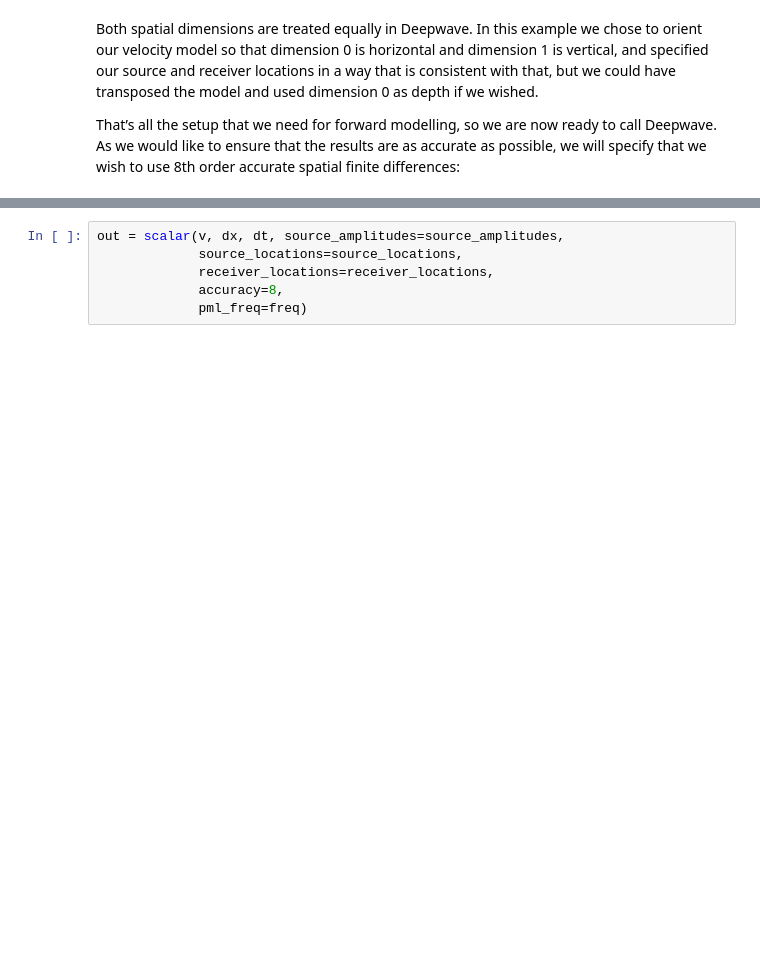
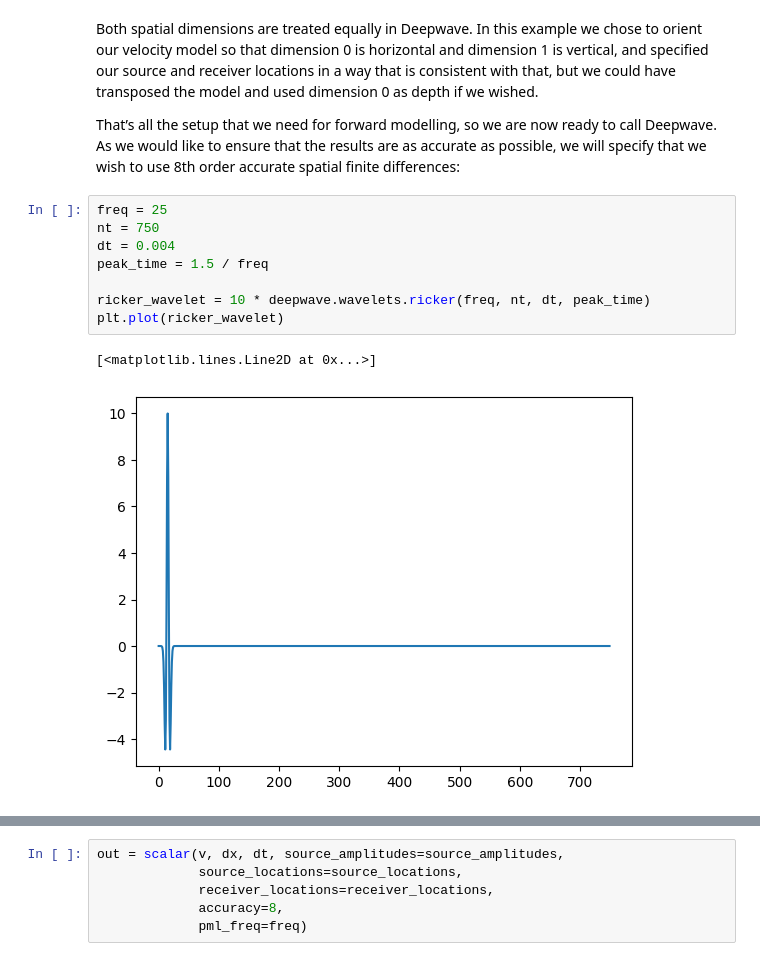
Before and after one commit to aissah/coherence_analysis_histroy, a Jupyter notebook: marmousi_deepwave.ipynb, the cells around one changed output, grey strips where cells are left out. Drawn from its saved outputs; the diff is of its cells as text; blank space fills up the shorter version.

```diff
--- a/marmousi_deepwave.ipynb
+++ b/marmousi_deepwave.ipynb
@@ -93,3 +94,14 @@ source_amplitudes = (
 Both spatial dimensions are treated equally in Deepwave. In this example we chose to orient our velocity model so that dimension 0 is horizontal and dimension 1 is vertical, and specified our source and receiver locations in a way that is consistent with that, but we could have transposed the model and used dimension 0 as depth if we wished.
 
 That’s all the setup that we need for forward modelling, so we are now ready to call Deepwave. As we would like to ensure that the results are as accurate as possible, we will specify that we wish to use 8th order accurate spatial finite differences:
+# %%
+freq = 25
+nt = 750
+dt = 0.004
+peak_time = 1.5 / freq
+
+ricker_wavelet = 10 * deepwave.wavelets.ricker(freq, nt, dt, peak_time)
+plt.plot(ricker_wavelet)
+# %% [output]
+[<matplotlib.lines.Line2D at 0x...>]
+[figure, added]
```
Also changed, not shown: parts of 13 cells of this notebook, 1 other file.
